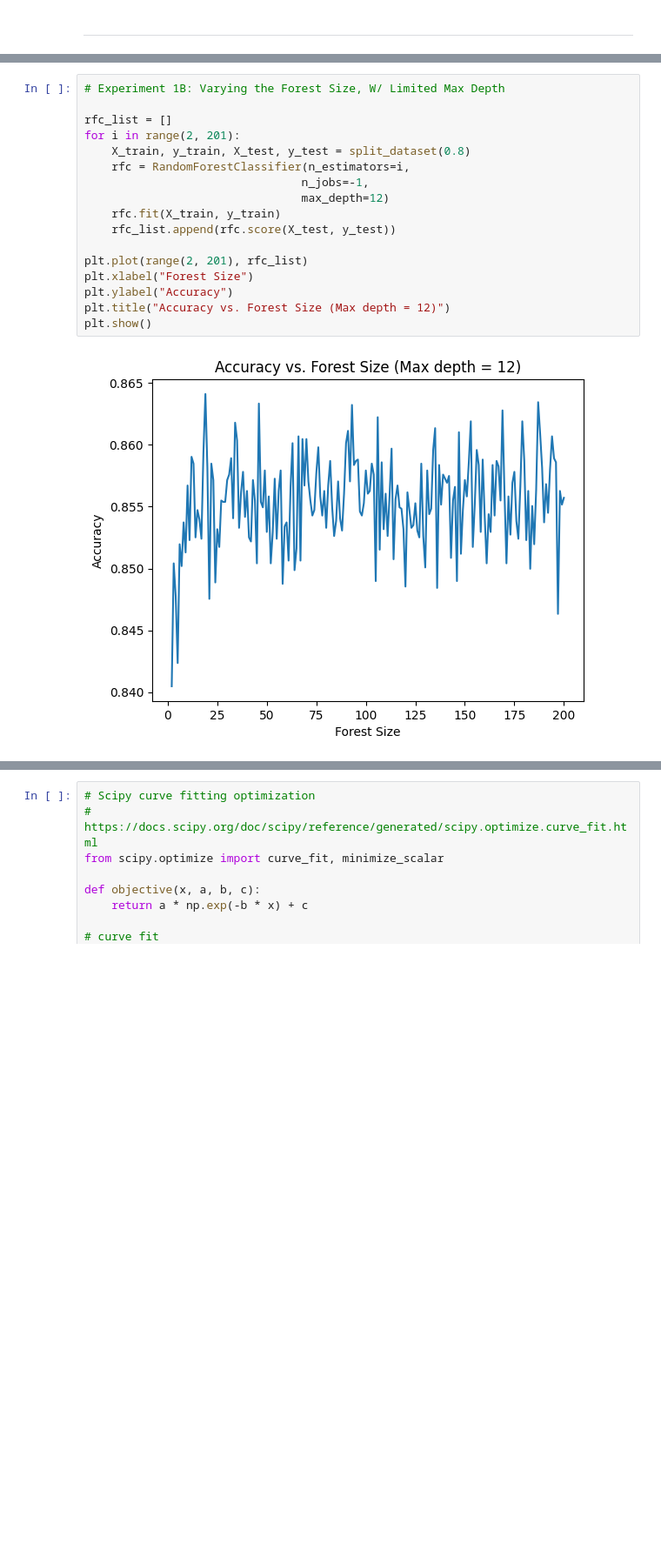
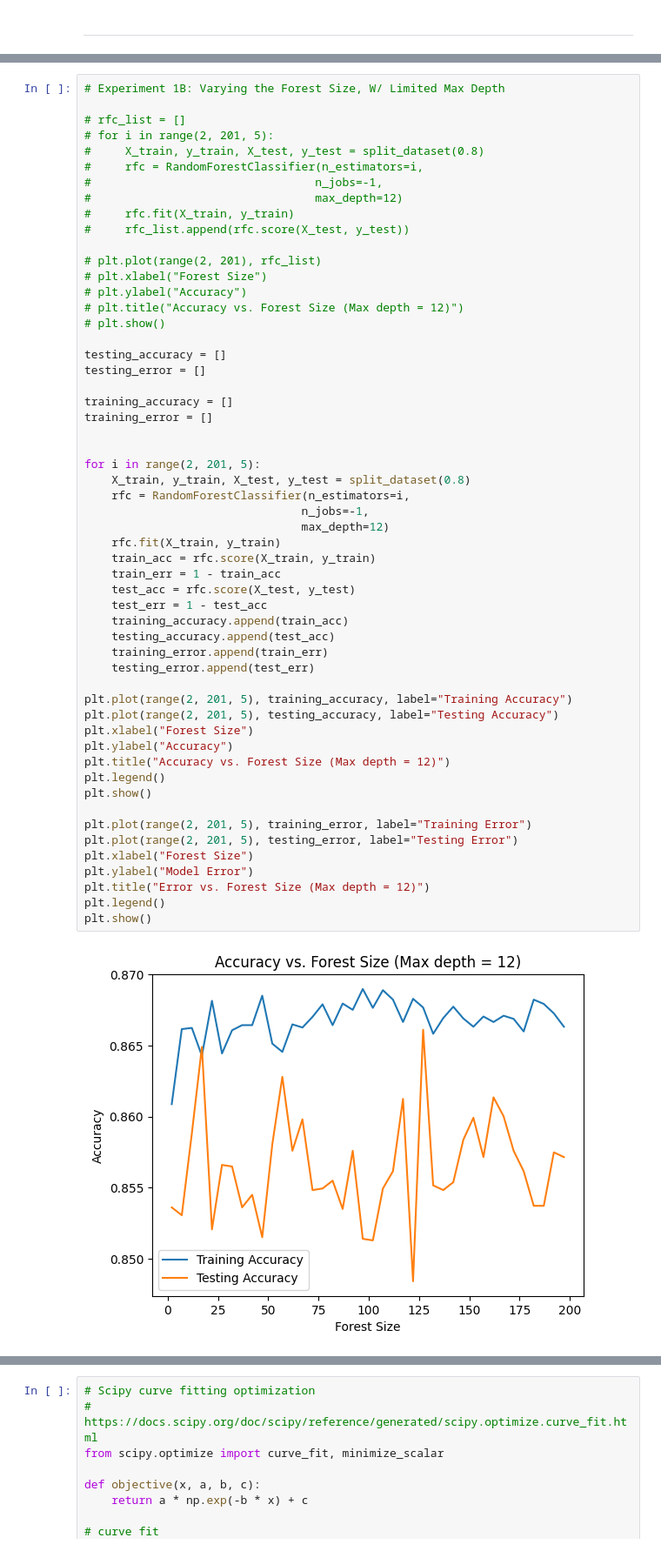
Before and after one commit to SeanMcAuliffe/data-mining, a Jupyter notebook: a1/a1_rf.ipynb, the cells around one changed output, grey strips where cells are left out. Shown: that part at 87% size. Cells and saved outputs as stored; diff of their text form; blank space fills up the shorter version.

Commit message:
Finish MLP, add all figures

```diff
--- a/a1/a1_rf.ipynb
+++ b/a1/a1_rf.ipynb
@@ -127,19 +136,57 @@ Tree 200
 # %%
 # Experiment 1B: Varying the Forest Size, W/ Limited Max Depth
 
-rfc_list = []
-for i in range(2, 201):
+# rfc_list = []
+# for i in range(2, 201, 5):
+#     X_train, y_train, X_test, y_test = split_dataset(0.8)
+#     rfc = RandomForestClassifier(n_estimators=i,
+#                                 n_jobs=-1,
+#                                 max_depth=12)
+#     rfc.fit(X_train, y_train)
+#     rfc_list.append(rfc.score(X_test, y_test))
+
+# plt.plot(range(2, 201), rfc_list)
+# plt.xlabel("Forest Size")
+# plt.ylabel("Accuracy")
+# plt.title("Accuracy vs. Forest Size (Max depth = 12)")
+# plt.show()
+
+testing_accuracy = []
+testing_error = []
+
+training_accuracy = []
+training_error = []
+
+
+for i in range(2, 201, 5):
     X_train, y_train, X_test, y_test = split_dataset(0.8)
     rfc = RandomForestClassifier(n_estimators=i,
                                 n_jobs=-1,
                                 max_depth=12)
     rfc.fit(X_train, y_train)
-    rfc_list.append(rfc.score(X_test, y_test))
+    train_acc = rfc.score(X_train, y_train)
+    train_err = 1 - train_acc
+    test_acc = rfc.score(X_test, y_test)
+    test_err = 1 - test_acc
+    training_accuracy.append(train_acc)
+    testing_accuracy.append(test_acc)
+    training_error.append(train_err)
+    testing_error.append(test_err)
 
-plt.plot(range(2, 201), rfc_list)
+plt.plot(range(2, 201, 5), training_accuracy, label="Training Accuracy")
+plt.plot(range(2, 201, 5), testing_accuracy, label="Testing Accuracy")
 plt.xlabel("Forest Size")
 plt.ylabel("Accuracy")
 plt.title("Accuracy vs. Forest Size (Max depth = 12)")
+plt.legend()
 plt.show()
+
+plt.plot(range(2, 201, 5), training_error, label="Training Error")
+plt.plot(range(2, 201, 5), testing_error, label="Testing Error")
+plt.xlabel("Forest Size")
+plt.ylabel("Model Error")
+plt.title("Error vs. Forest Size (Max depth = 12)")
+plt.legend()
+plt.show()
 # %% [output]
-[figure, old version]
+[figure, new version]
```
Also changed, not shown: parts of 9 cells of this notebook, 28 other files.
